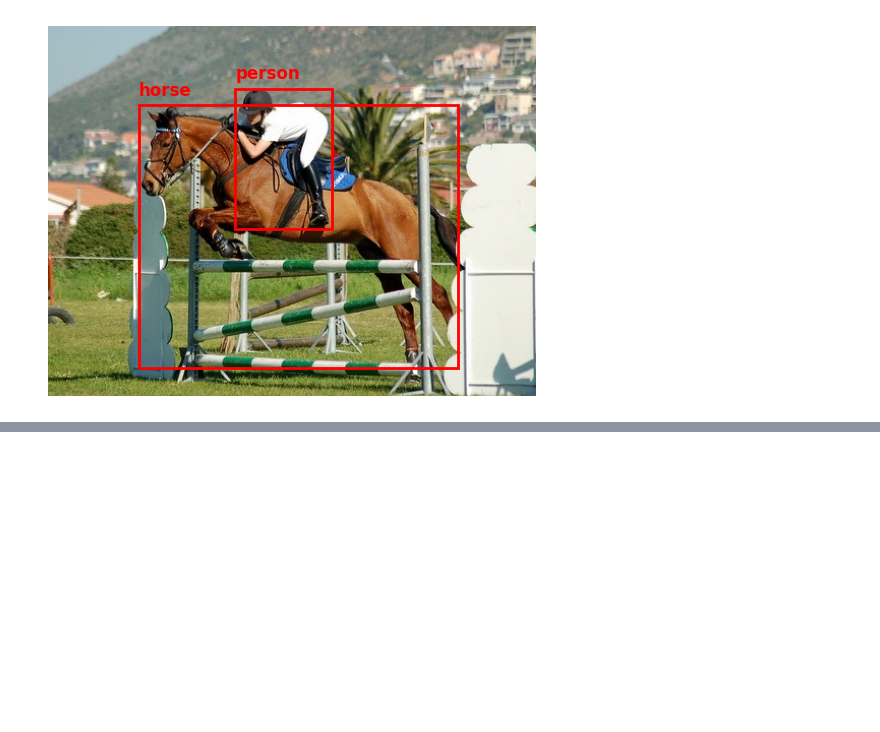
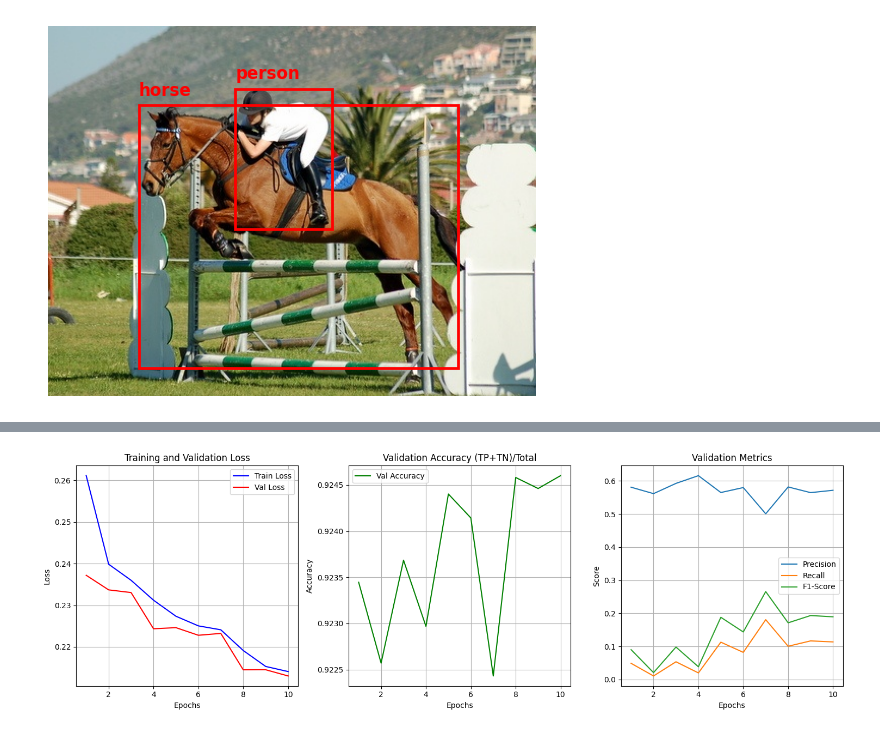
Before and after one commit to GiacomoFilippin/PASCAL_VOC_2007, a Jupyter notebook: main_code/ComputerVision.ipynb, the cells around one changed output, grey strips where cells are left out. Saved outputs shown, nothing was run; the diff lists cells and outputs as text; code cells hidden in the pictures; blank space fills up the shorter version.

Commit message:
added data augmentation, gpu support, history plots and improved architecture

```diff
--- a/main_code/ComputerVision.ipynb
+++ b/main_code/ComputerVision.ipynb
@@ -427,0 +383,45 @@ visualize_image_and_probs()                 # immagine casuale dal set di valuta
+# %%
+# Plotting Training History
+import matplotlib.pyplot as plt
+
+def plot_history(history):
+    epochs = range(1, len(history['train_loss']) + 1)
+
+    plt.figure(figsize=(15, 5))
+
+    # Plot Losses
+    plt.subplot(1, 3, 1)
+    plt.plot(epochs, history['train_loss'], 'b-', label='Train Loss')
+    plt.plot(epochs, history['val_loss'], 'r-', label='Val Loss')
+    plt.title('Training and Validation Loss')
+    plt.xlabel('Epochs')
+    plt.ylabel('Loss')
+    plt.legend()
+    plt.grid(True)
+
+    # Plot Accuracy
+    plt.subplot(1, 3, 2)
+    plt.plot(epochs, history['val_accuracy'], 'g-', label='Val Accuracy')
+    plt.title('Validation Accuracy (TP+TN)/Total')
+    plt.xlabel('Epochs')
+    plt.ylabel('Accuracy')
+    plt.legend()
+    plt.grid(True)
+
+    # Plot Precision/Recall/F1
+    plt.subplot(1, 3, 3)
+    plt.plot(epochs, history['val_precision'], label='Precision')
+    plt.plot(epochs, history['val_recall'], label='Recall')
+    plt.plot(epochs, history['val_f1'], label='F1-Score')
+    plt.title('Validation Metrics')
+    plt.xlabel('Epochs')
+    plt.ylabel('Score')
+    plt.legend()
+    plt.grid(True)
+
+    plt.tight_layout()
+    plt.show()
+
+plot_history(history)
+# %% [output]
+[figure, added]
```
Also changed, not shown: parts of 12 cells of this notebook, 1 other file.
